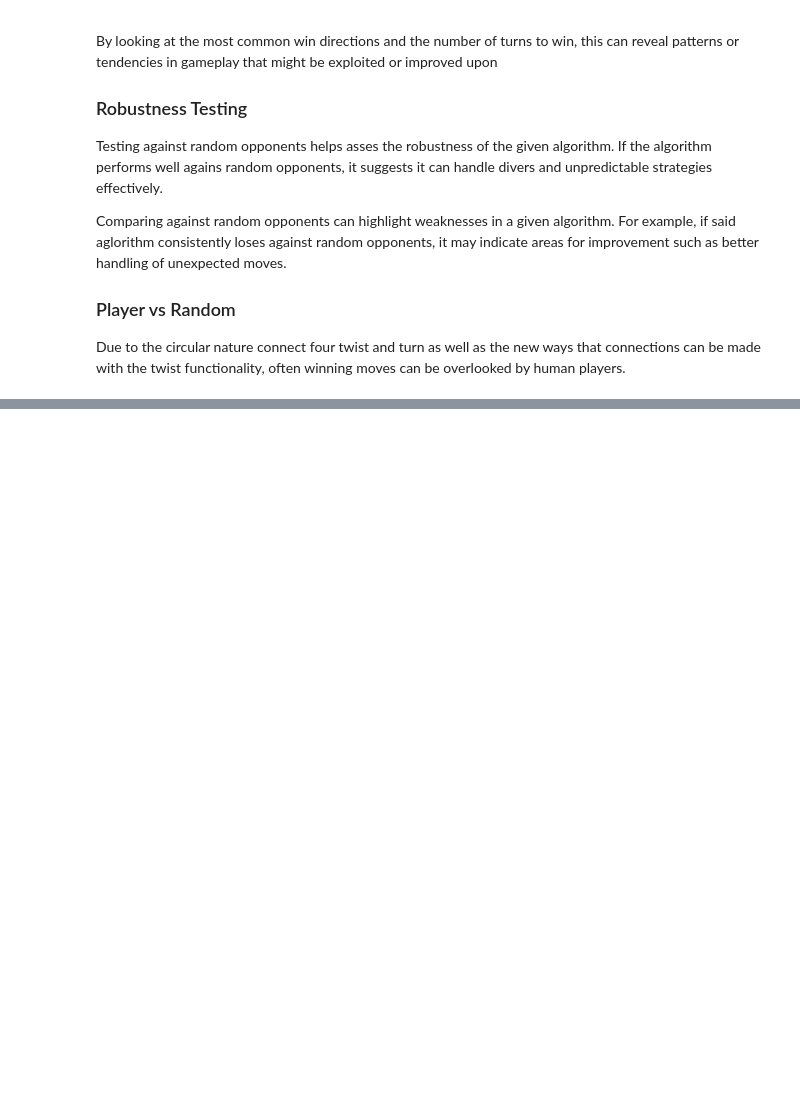
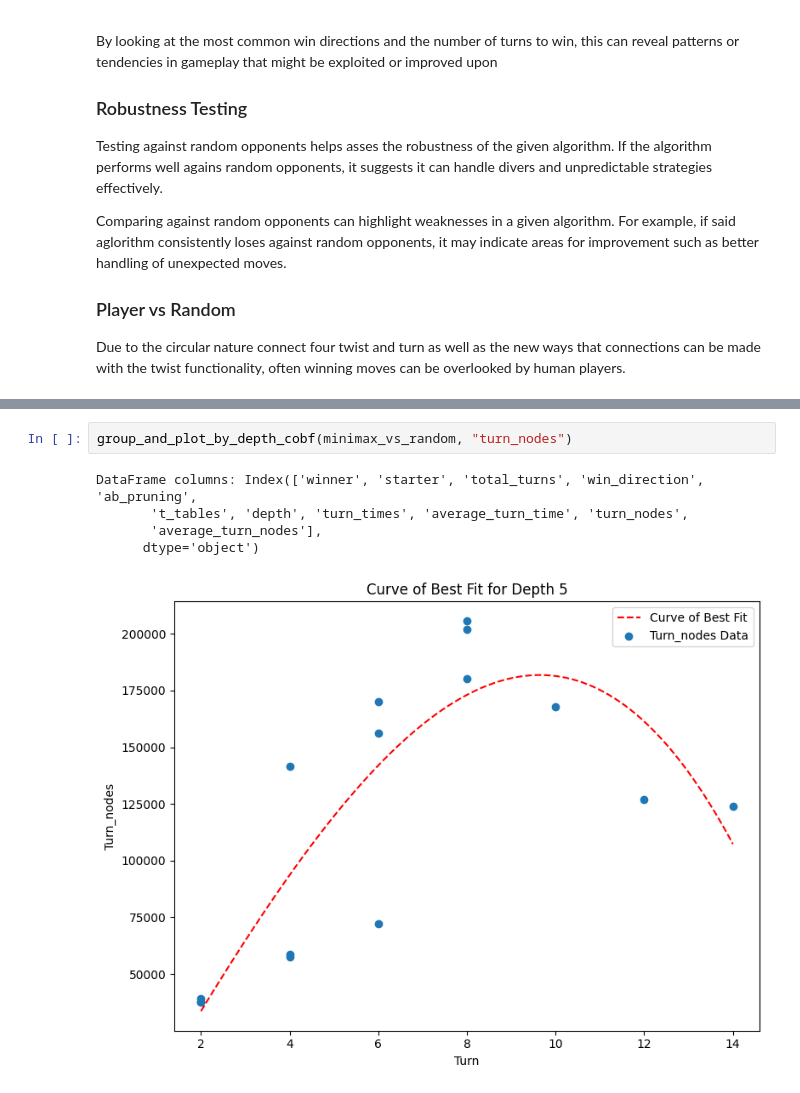
Before and after one commit to J-Krajewski/connect-four-twist, a Jupyter notebook: evaluate_results.ipynb, the cells around one changed output, grey strips where cells are left out. Saved outputs shown, nothing was run; the diff lists cells and outputs as text; blank space fills up the shorter version.

```diff
--- a/evaluate_results.ipynb
+++ b/evaluate_results.ipynb
@@ -98,0 +208,8 @@ lru: 7 times
+# %%
+group_and_plot_by_depth_cobf(minimax_vs_random, "turn_nodes")
+# %% [output]
+DataFrame columns: Index(['winner', 'starter', 'total_turns', 'win_direction', 'ab_pruning',
+       't_tables', 'depth', 'turn_times', 'average_turn_time', 'turn_nodes',
+       'average_turn_nodes'],
+      dtype='object')
+[figure, added]
```
Also changed, not shown: parts of 12 cells of this notebook, 22 other files.
